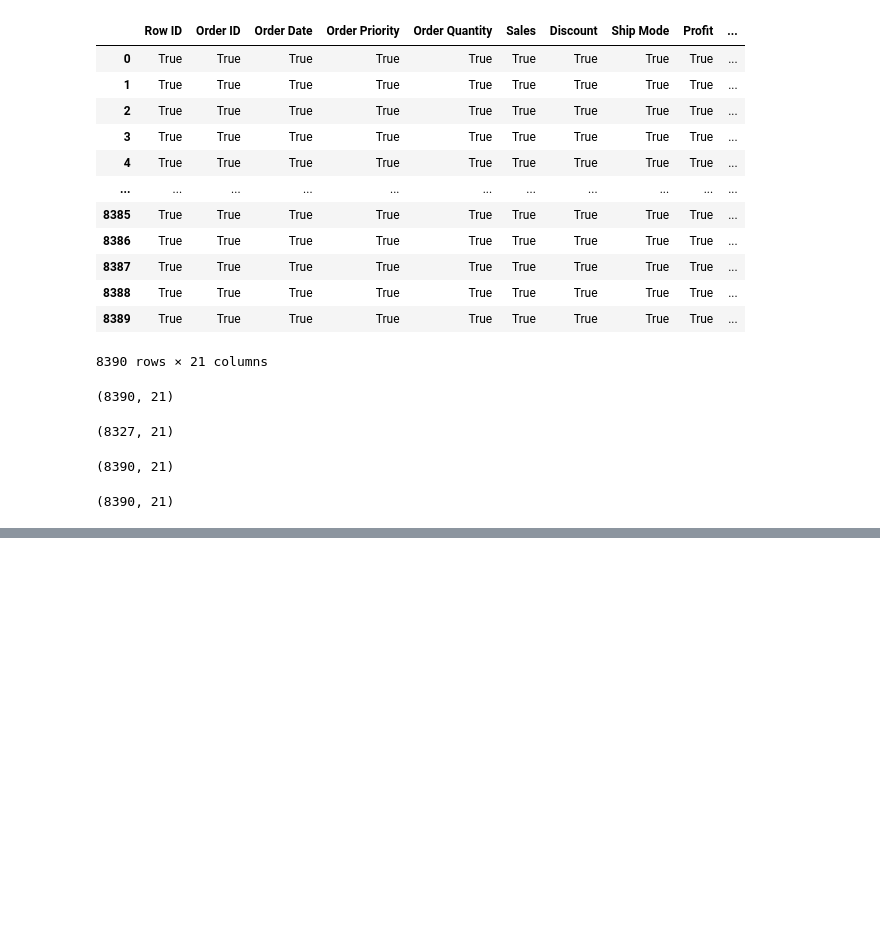
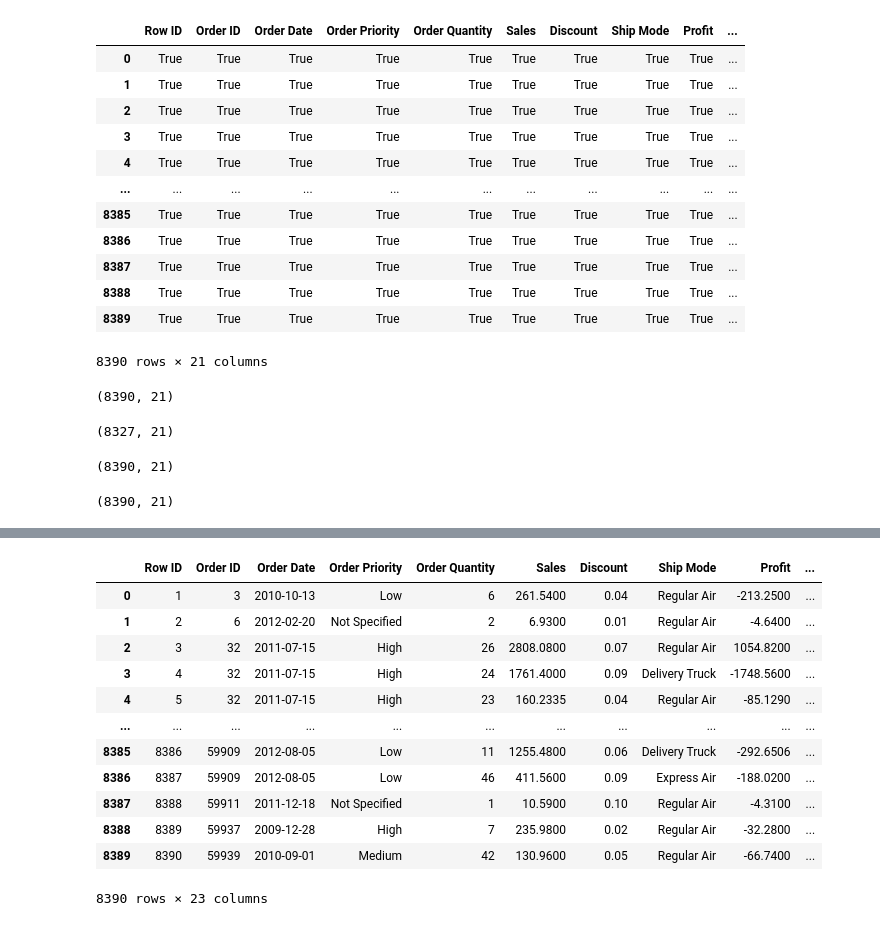
Before and after one commit to vivekgupta0657/learning-python, a Jupyter notebook: revamp.ipynb, the cells around one changed output, grey strips where cells are left out. Drawn from its saved outputs; the diff is of its cells as text; code cells hidden in the pictures; blank space fills up the shorter version.

```diff
--- a/revamp.ipynb
+++ b/revamp.ipynb
@@ -1077,0 +1188,3 @@ order.dropna(how='any',thresh=1).shape
+# %%
+order= pd.read_excel('Sample - Superstore Sales.xls',0)
+order.head()
@@ -1077,0 +1215,3 @@ order.dropna(how='any',thresh=1).shape
+# %%
+order_dummies =pd.get_dummies(order['Ship Mode']).iloc[:,1:]
+order_dummies
@@ -1077,0 +1232,17 @@ order.dropna(how='any',thresh=1).shape
+# %%
+order=pd.concat([order,order_dummies],axis=1)
+order  O
+# %% [output]
+|  | Row ID | Order ID | Order Date | Order Priority | Order Quantity | Sales | Discount | Ship Mode | Profit | ... |
+| 0 | 1 | 3 | 2010-10-13 | Low | 6 | 261.5400 | 0.04 | Regular Air | -213.2500 | ... |
+| 1 | 2 | 6 | 2012-02-20 | Not Specified | 2 | 6.9300 | 0.01 | Regular Air | -4.6400 | ... |
+| 2 | 3 | 32 | 2011-07-15 | High | 26 | 2808.0800 | 0.07 | Regular Air | 1054.8200 | ... |
+| 3 | 4 | 32 | 2011-07-15 | High | 24 | 1761.4000 | 0.09 | Delivery Truck | -1748.5600 | ... |
+| 4 | 5 | 32 | 2011-07-15 | High | 23 | 160.2335 | 0.04 | Regular Air | -85.1290 | ... |
+| ... | ... | ... | ... | ... | ... | ... | ... | ... | ... | ... |
+| 8385 | 8386 | 59909 | 2012-08-05 | Low | 11 | 1255.4800 | 0.06 | Delivery Truck | -292.6506 | ... |
+| 8386 | 8387 | 59909 | 2012-08-05 | Low | 46 | 411.5600 | 0.09 | Express Air | -188.0200 | ... |
+| 8387 | 8388 | 59911 | 2011-12-18 | Not Specified | 1 | 10.5900 | 0.10 | Regular Air | -4.3100 | ... |
+| 8388 | 8389 | 59937 | 2009-12-28 | High | 7 | 235.9800 | 0.02 | Regular Air | -32.2800 | ... |
+| 8389 | 8390 | 59939 | 2010-09-01 | Medium | 42 | 130.9600 | 0.05 | Regular Air | -66.7400 | ... |
+8390 rows × 23 columns
```
Also changed, not shown: parts of 14 cells of this notebook.
